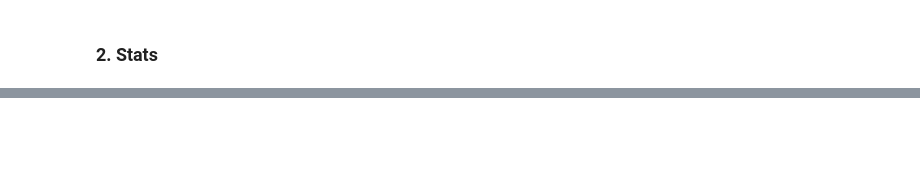
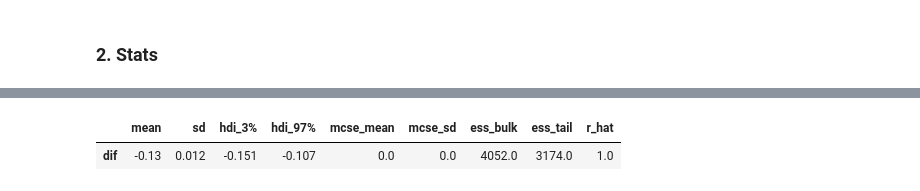
Before and after one commit to alexeykosh/2023-lexical-uncertainty-context-model, a Jupyter notebook: src/notebooks/experiment_model.ipynb, the cells around one changed output, grey strips where cells are left out. Cells and saved outputs as stored; diff of their text form; code cells hidden in the pictures; blank space fills up the shorter version.

```diff
--- a/src/notebooks/experiment_model.ipynb
+++ b/src/notebooks/experiment_model.ipynb
@@ -426,3 +430,8 @@ Sampling 4 chains for 1_000 tune and 1_000 draw iterations (4_000 + 4_000 draws
+# %%
+pm.summary(trace1, ['dif'])
+# %% [output]
+|  | mean | sd | hdi_3% | hdi_97% | mcse_mean | mcse_sd | ess_bulk | ess_tail | r_hat |
+| dif | -0.13 | 0.012 | -0.151 | -0.107 | 0.0 | 0.0 | 4052.0 | 3174.0 | 1.0 |
 # %%
 X_long = results_['long_2']
 X_short = results_['short_2']
```
Also changed, not shown: parts of 19 cells of this notebook.
